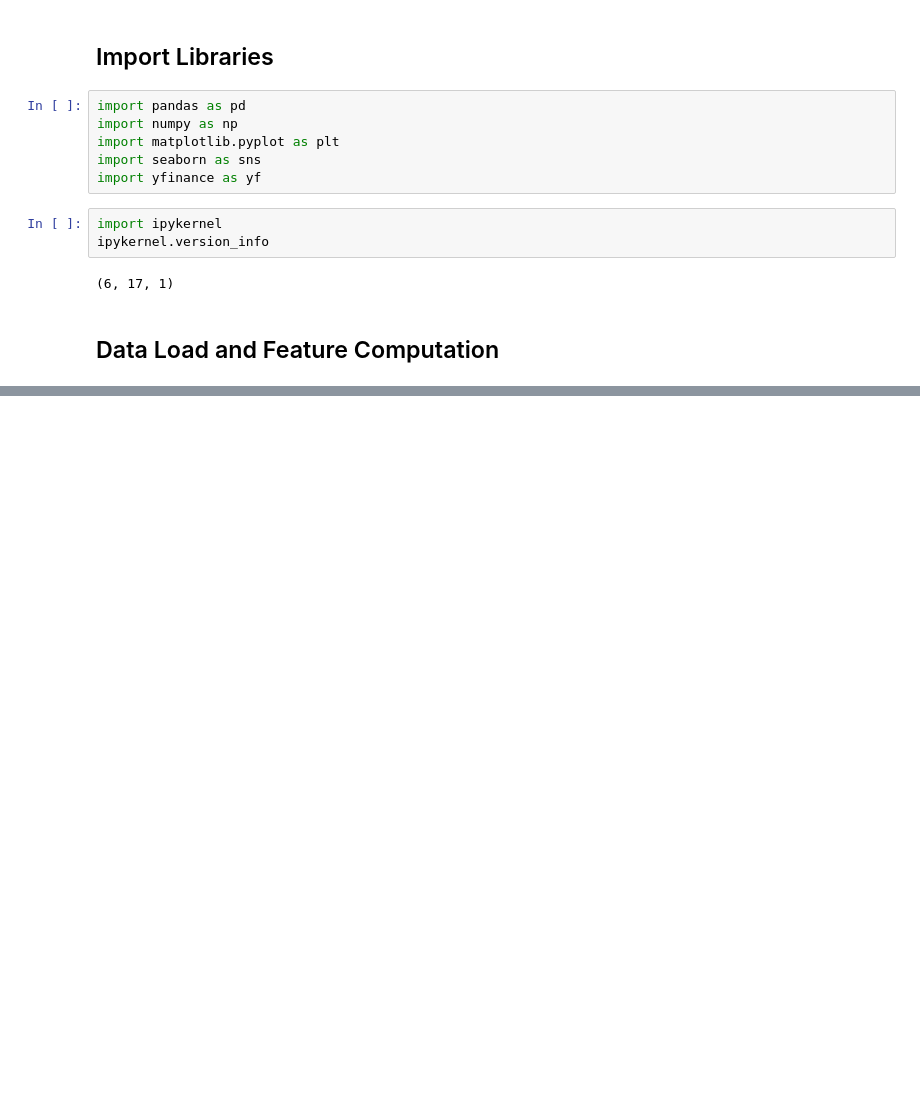
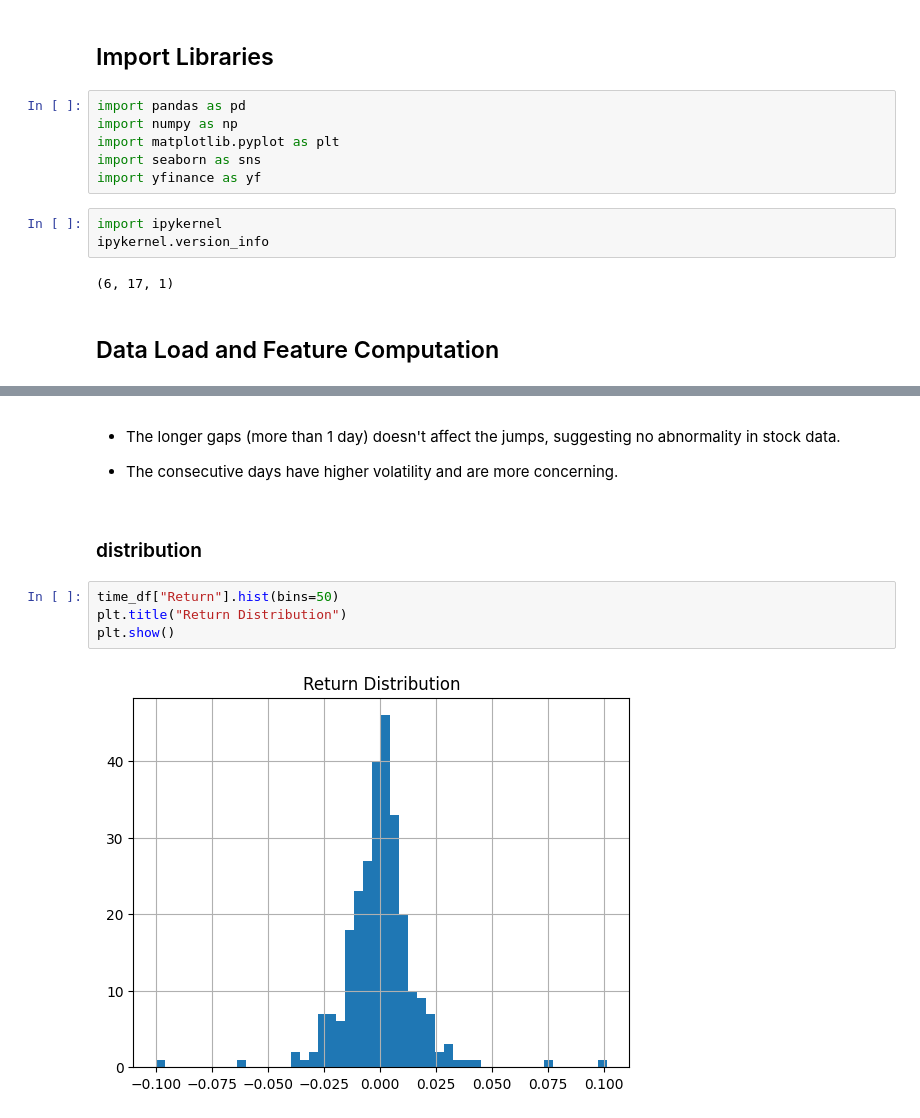
Before and after one commit to shashankgarewal/Time-Series-Analysis-Forecasting, a Jupyter notebook: notebooks/02_eda_analysis.ipynb, the cells around one changed output, grey strips where cells are left out. Saved outputs shown, nothing was run; the diff lists cells and outputs as text; blank space fills up the shorter version.

```diff
--- a/notebooks/02_eda_analysis.ipynb
+++ b/notebooks/02_eda_analysis.ipynb
@@ -44,0 +83,12 @@ time_df.describe()
+# %% [markdown]
+* The longer gaps (more than 1 day) doesn't affect the jumps, suggesting no abnormality in stock data.
+
+* The consecutive days have higher volatility and are more concerning.
+# %% [markdown]
+### distribution
+# %%
+time_df["Return"].hist(bins=50)
+plt.title("Return Distribution")
+plt.show()
+# %% [output]
+[figure, added]
```
Also changed, not shown: parts of 13 cells of this notebook.
